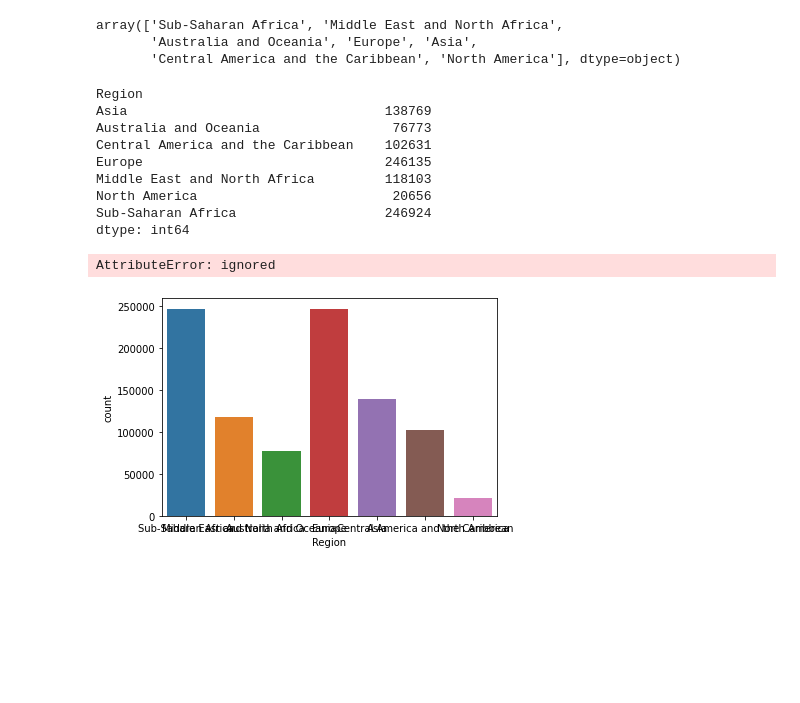
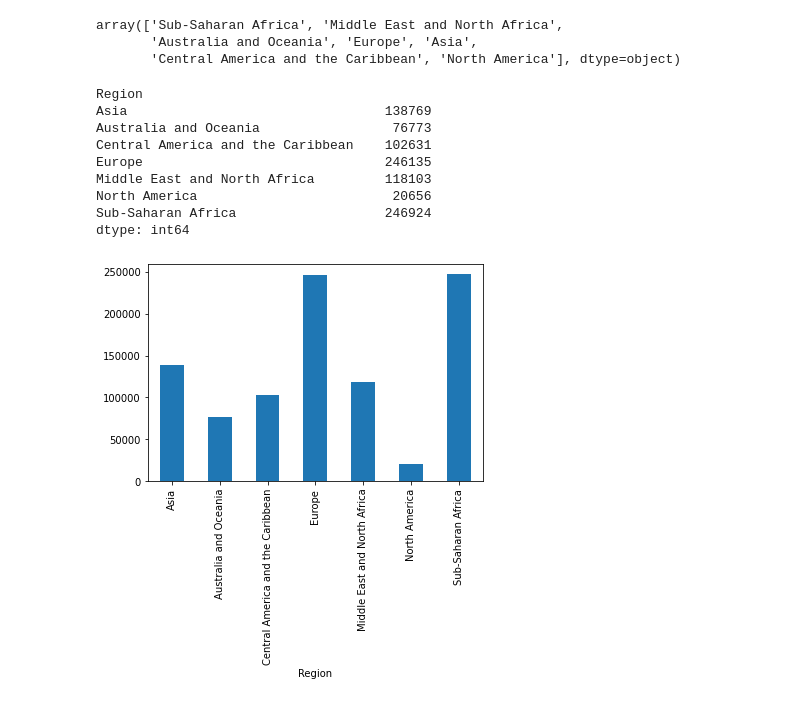
Before and after one commit to AimanHafizi619/My-Work, a Jupyter notebook: EDA_for_1M_Sales.ipynb, the cells around one changed output. Drawn from its saved outputs; the diff is of its cells as text; code cells hidden in the pictures; blank space fills up the shorter version.

```diff
--- a/EDA_for_1M_Sales.ipynb
+++ b/EDA_for_1M_Sales.ipynb
@@ -88,19 +89,16 @@ array(['Sub-Saharan Africa', 'Middle East and North Africa',
        'Australia and Oceania', 'Europe', 'Asia',
        'Central America and the Caribbean', 'North America'], dtype=object)
 # %%
+df.groupby('Region').size().plot.bar()
 df.groupby('Region').size()
 # %% [output]
 Region
 Asia                                 138769
 Australia and Oceania                 76773
 Central America and the Caribbean    102631
 Europe                               246135
 Middle East and North Africa         118103
 North America                         20656
 Sub-Saharan Africa                   246924
 dtype: int64
+[figure, added]
-# %%
-sns.countplot(df['Region']).sum()
-# %% [output]
-AttributeError: ignored
-[figure, removed]
```
Also changed, not shown: parts of 2 cells of this notebook.
